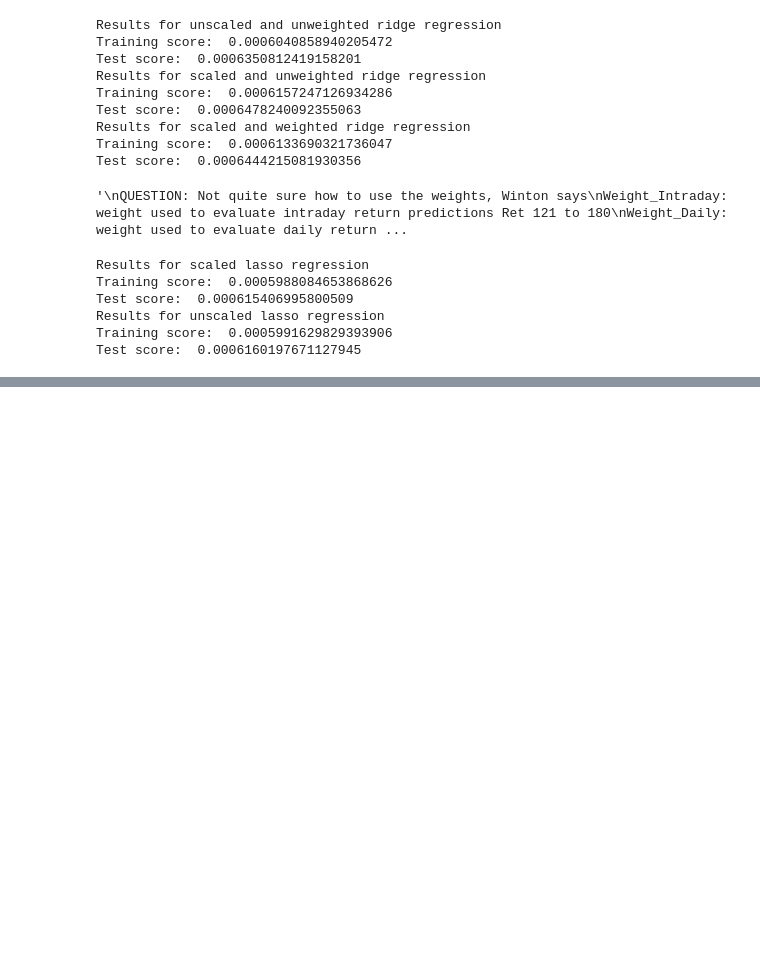
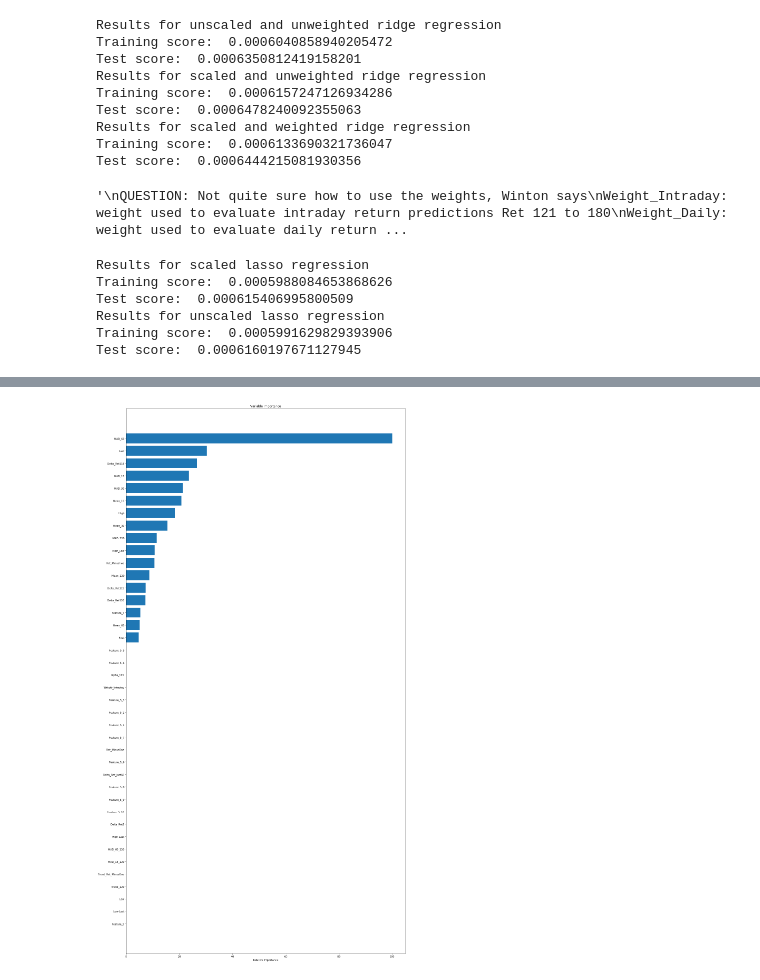
Before and after one commit to mazelbr/ba, a Jupyter notebook: Winton_Minute_Problem.ipynb, the cells around one changed output, grey strips where cells are left out. Drawn from its saved outputs; the diff is of its cells as text; code cells hidden in the pictures; blank space fills up the shorter version.

```diff
--- a/Winton_Minute_Problem.ipynb
+++ b/Winton_Minute_Problem.ipynb
@@ -514,11 +511,15 @@ Test score:  0.0006160197671127945
 # %%
 ### Random Forest
 from sklearn.ensemble import RandomForestRegressor
-rand_for = RandomForestRegressor(n_estimators = 2, max_depth=2, random_state=0, criterion = "mae")
+rand_for = RandomForestRegressor(n_estimators = 20, max_depth=2, random_state=0)
 rand_for.fit(X_train, y_train)
 
 train_score = mean_absolute_error(rand_for.predict(X_train), y_train, sample_weight= X_train['Weight_Intraday'])
 test_score = mean_absolute_error(rand_for.predict(X_test), y_test, sample_weight= X_test['Weight_Intraday'])
-print('Results for Random Forest max depth 2')
+print('Results for Random Forest max depth: ', rand_for.max_depth, 'estimators', rand_for.n_estimators)
 print("Training score: ",train_score)
 print("Test score: ",test_score)
+
+# setting criterion to MAE causes extraordinary long runtimes what took seconds with mse wasn't done with mae after half an hour
+#but maybe thats not necesarry because im not quite sure if criterion really has to do with our measurement
+#gradien boost has a loss function and a criteria and the loss funcition sounds more like what i ment
@@ -525 +533,16 @@ print("Test score: ",test_score)
+# %%
+# Plot feature importance
+feature_importance = rand_for.feature_importances_
+# make importances relative to max importance
+feature_importance = 100.0 * (feature_importance / feature_importance.max())
+sorted_idx = np.argsort(feature_importance)
+pos = np.arange(sorted_idx.shape[0]) + .5
+plt.figure(figsize=(20,40))
+plt.barh(pos, feature_importance[sorted_idx], align='center')
+plt.yticks(pos, X_train.columns[sorted_idx])
+plt.xlabel('Relative Importance')
+plt.title('Variable Importance')
+plt.show()
+# %% [output]
+[figure, added]
 # %%
```
Also changed, not shown: parts of 13 cells of this notebook.
